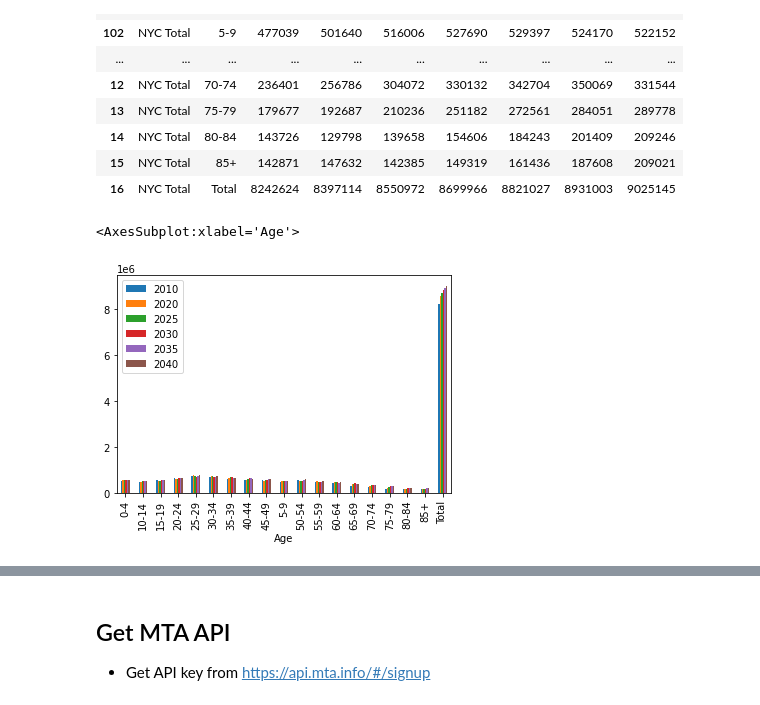
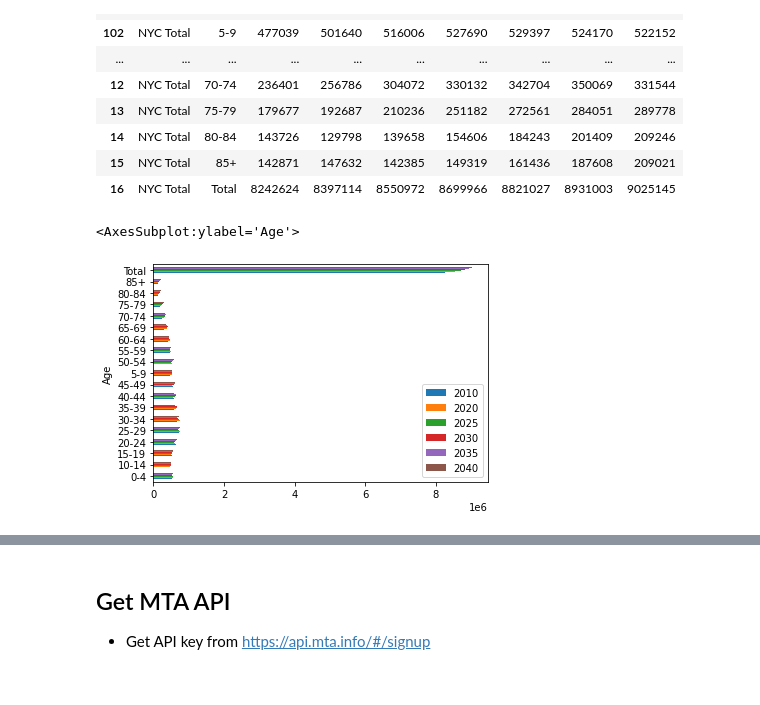
Before and after one commit to berryny/open_data_python_mta, a Jupyter notebook: MTA_Notebook.ipynb, the cells around one changed output, grey strips where cells are left out. Drawn from its saved outputs; the diff is of its cells as text; code cells hidden in the pictures.

```diff
--- a/MTA_Notebook.ipynb
+++ b/MTA_Notebook.ipynb
@@ -90,8 +90,8 @@ population_data[population_data["Borough"] == 'NYC Total'].sort_values(by=['Age'
 | 15 | NYC Total | 85+ | 142871 | 147632 | 142385 | 149319 | 161436 | 187608 | 209021 |
 | 16 | NYC Total | Total | 8242624 | 8397114 | 8550972 | 8699966 | 8821027 | 8931003 | 9025145 |
 # %%
-pf = population_data[population_data["Borough"] == 'NYC Total'].sort_values(by=['Age'])
-pf.plot.bar(x='Age', y=['2010', '2020', '2025', '2030', '2035', '2040'])
+pf_NYC_Total = population_data[population_data["Borough"] == 'NYC Total'].sort_values(by=['Age'])
+pf_NYC_Total.plot.barh(x='Age', y=['2010', '2020', '2025', '2030', '2035', '2040'])
 # %% [output]
-<AxesSubplot:xlabel='Age'>
+<AxesSubplot:ylabel='Age'>
-[figure, old version]
+[figure, new version]
```
Also changed, not shown: parts of 8 cells of this notebook.
